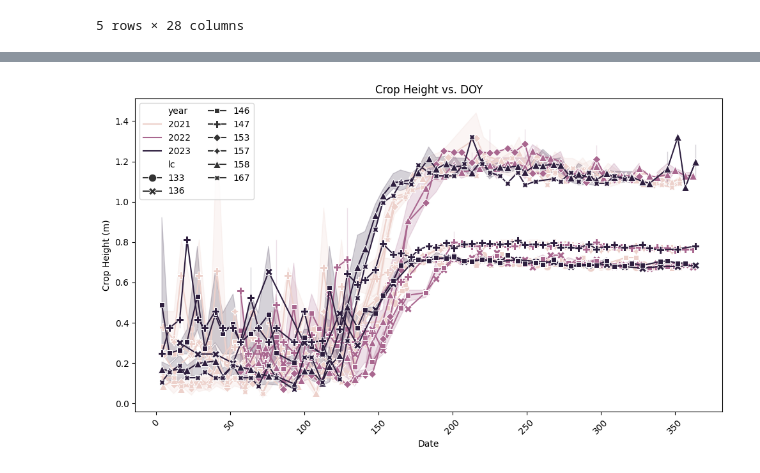
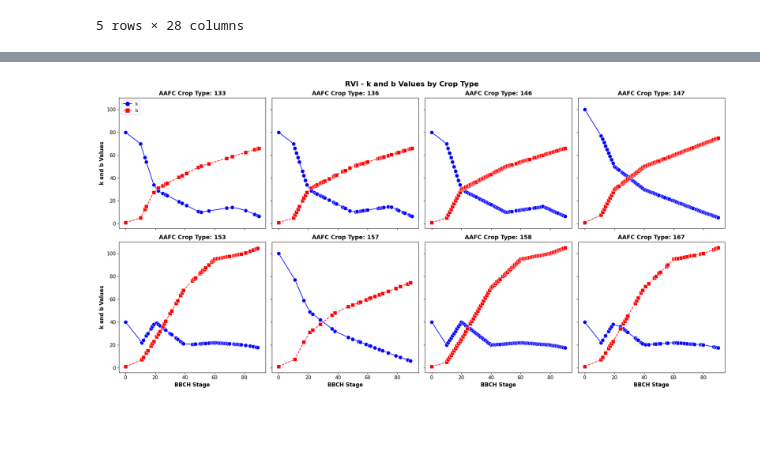
Before and after one commit to Morteza-Khazaei/CSA-N2O-GEE, a Jupyter notebook: inversion/inversion_df.ipynb, the cells around one changed output, grey strips where cells are left out. Drawn from its saved outputs; the diff is of its cells as text; code cells hidden in the pictures; blank space fills up the shorter version.

Commit message:
add k and b plot

```diff
--- a/inversion/inversion_df.ipynb
+++ b/inversion/inversion_df.ipynb
@@ -57,12 +52,48 @@ import matplotlib.pyplot as plt
-# %%
-plt.figure(figsize=(10, 6))
-sns.lineplot(x='doy', y='height', data=inv_df[inv_df.year >= 2021], hue='year', style='lc', markers=True, dashes=False, markersize=9)
-plt.xlabel('Date')
-plt.ylabel('Crop Height (m)')
-plt.title('Crop Height vs. DOY')
-plt.xticks(rotation=45)  # Rotate x-axis labels for better readability
-plt.legend(ncol=2, loc='upper left')
-plt.tight_layout()
-plt.show()
-# %% [output]
-[figure, removed]
+# %%
+inv_df['k'] = inv_df.k.astype(float)
+inv_df['b'] = inv_df.b.astype(float)
+# %%
+import matplotlib.pyplot as plt
+import matplotlib.lines as mlines
+import seaborn as sns
+
+fig, axes = plt.subplots(2, 4, figsize=(20, 10), sharex=True, sharey=True)
+fig.suptitle('RVI - k and b Values by Crop Type', fontsize=16, fontweight='bold')
+
+# Get unique crop types (all 8 crop types)
+crop_types = inv_df['lc'].unique()
+crop_types = sorted(crop_types)[:8]
+
+# Plot both k and b values for each crop type
+for i, crop in enumerate(crop_types):
+    row = i // 4
+    col = i % 4
+
+    crop_data = inv_df[inv_df['lc'] == crop]
+
+    # Plot k values in blue
+    sns.lineplot(x='BBCH', y='k', data=crop_data, linestyle='-', marker='o',
+                 markersize=9, color='blue', ax=axes[row, col])
+
+    # Plot b values in red
+    sns.lineplot(x='BBCH', y='b', data=crop_data, linestyle='--', marker='s',
+                 markersize=9, color='red', ax=axes[row, col])
+
+    axes[row, col].set_title(f'AAFC Crop Type: {crop}', fontsize=13, fontweight='bold')
+    axes[row, col].set_xlabel('BBCH Stage', fontsize=12, fontweight='bold')
+    axes[row, col].set_ylabel('k and b Values', fontsize=12, fontweight='bold')
+    axes[row, col].tick_params(labelsize=11)
+
+    # --- Add a legend just for the first subplot ---
+    if i == 0:
+        # Create custom legend handles to display in the first subplot
+        k_line = mlines.Line2D([], [], color='blue', marker='o', linestyle='-', markersize=9, label='k')
+        b_line = mlines.Line2D([], [], color='red', marker='s', linestyle='--', markersize=9, label='b')
+
+        # Add the legend to the first subplot using the custom handles
+        axes[row, col].legend(handles=[k_line, b_line], loc='upper left', fontsize=10)
+
+plt.tight_layout()
+plt.show()
+# %% [output]
+[figure, added]
```
Also changed, not shown: parts of 5 cells of this notebook, 1 other file.
